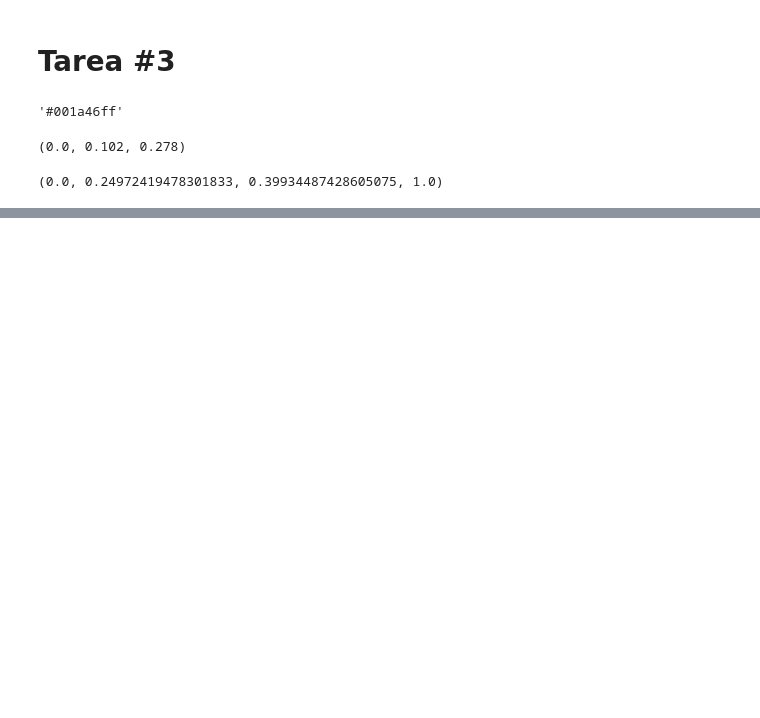
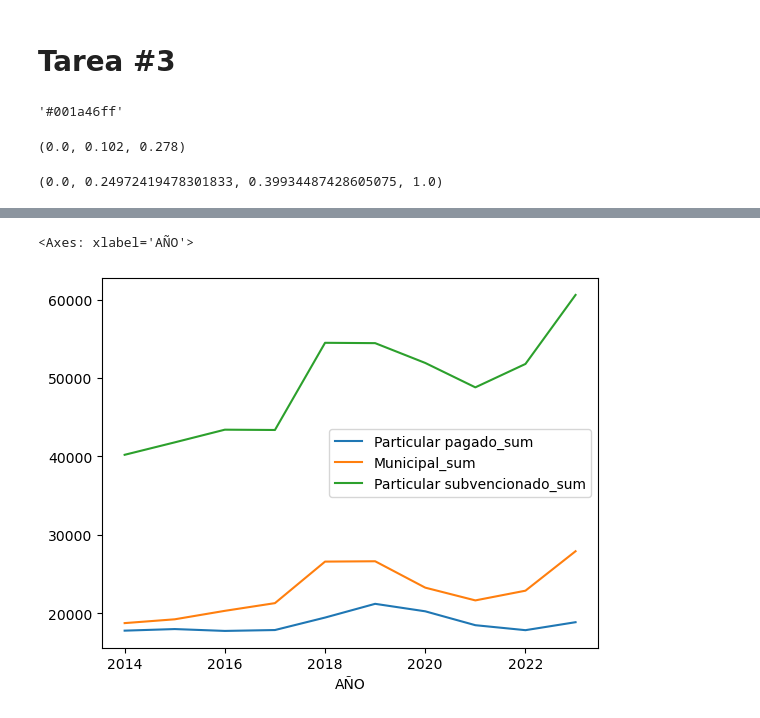
Before and after one commit to desareca/infovis-MDS_UDD, a Jupyter notebook: Tareas/Tarea 3/Tarea 3.ipynb, the cells around one changed output, grey strips where cells are left out. Drawn from its saved outputs; the diff is of its cells as text; code cells hidden in the pictures; blank space fills up the shorter version.

```diff
--- a/Tareas/Tarea 3/Tarea 3.ipynb
+++ b/Tareas/Tarea 3/Tarea 3.ipynb
@@ -504,0 +576,17 @@ drawCircleText(fig, pos=[0.6, 0.85, 0.1, 0.1], color='k', alpha=0.9, fc='#ffffff
+# %%
+df_admision_matricula_adj = df_admision_matricula.copy()
+df_admision_matricula_adj['PROMEDIO_NOTAS_pp'] = df_admision_matricula_adj['PROMEDIO_NOTAS'] * df_admision_matricula_adj['Particular pagado']
+df_admision_matricula_adj['PROMEDIO_NOTAS_mun'] = df_admision_matricula_adj['PROMEDIO_NOTAS'] * df_admision_matricula_adj['Municipal']
+df_admision_matricula_adj['PROMEDIO_NOTAS_ps'] = df_admision_matricula_adj['PROMEDIO_NOTAS'] * df_admision_matricula_adj['Particular subvencionado']
+
+cols_df_adj = ['Particular pagado', 'Municipal', 'Particular subvencionado', 'PROMEDIO_NOTAS_pp', 'PROMEDIO_NOTAS_mun', 'PROMEDIO_NOTAS_ps']
+df_admision_matricula_adj = df_admision_matricula_adj.groupby(['UNIVERSIDAD', 'AÑO'], as_index=False)[cols_df_adj].agg(['sum', 'mean'])
+
+df_admision_matricula_adj.columns = ['_'.join(col).strip() for col in df_admision_matricula_adj.columns.values]
+df_admision_matricula_adj['PROMEDIO_NOTAS_pp_mean'] = df_admision_matricula_adj['PROMEDIO_NOTAS_pp_sum'] / df_admision_matricula_adj['Particular pagado_sum']
+df_admision_matricula_adj['PROMEDIO_NOTAS_mun_mean'] = df_admision_matricula_adj['PROMEDIO_NOTAS_mun_sum'] / df_admision_matricula_adj['Municipal_sum']
+df_admision_matricula_adj['PROMEDIO_NOTAS_ps_mean'] = df_admision_matricula_adj['PROMEDIO_NOTAS_ps_sum'] / df_admision_matricula_adj['Particular subvencionado_sum']
+df_admision_matricula_adj = df_admision_matricula_adj.rename(columns={'AÑO_': 'AÑO', 'UNIVERSIDAD_': 'UNIVERSIDAD'})
+
+df_admision_matricula_adj = df_admision_matricula_adj[['AÑO', 'UNIVERSIDAD', 'Particular pagado_sum', 'Particular pagado_mean', 'Municipal_sum', 'Municipal_mean',
+                                                       'Particular subvencionado_sum', 'Particular subvencionado_mean', 'PROMEDIO_NOTAS_pp_mean', 'PROMEDIO_NOTAS_mun_mean', 'PROMEDIO_NOTAS_ps_mean']]
@@ -504,0 +602,5 @@ drawCircleText(fig, pos=[0.6, 0.85, 0.1, 0.1], color='k', alpha=0.9, fc='#ffffff
+# %%
+df_admision_matricula_adj.groupby('AÑO')[['Particular pagado_sum', 'Municipal_sum', 'Particular subvencionado_sum']].sum(numeric_only=True).plot()
+# %% [output]
+<Axes: xlabel='AÑO'>
+[figure, added]
```
Also changed, not shown: parts of 15 cells of this notebook, 13 other files.
